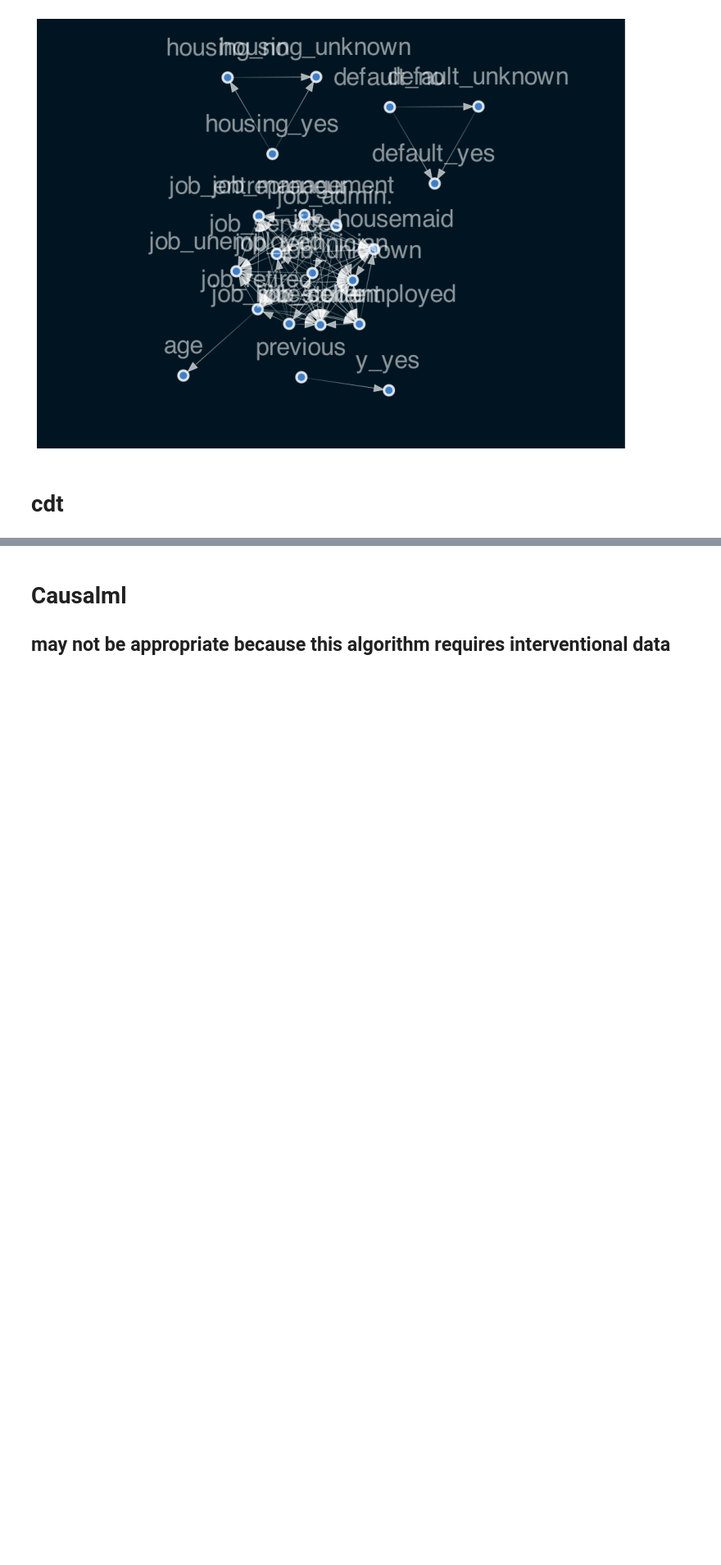
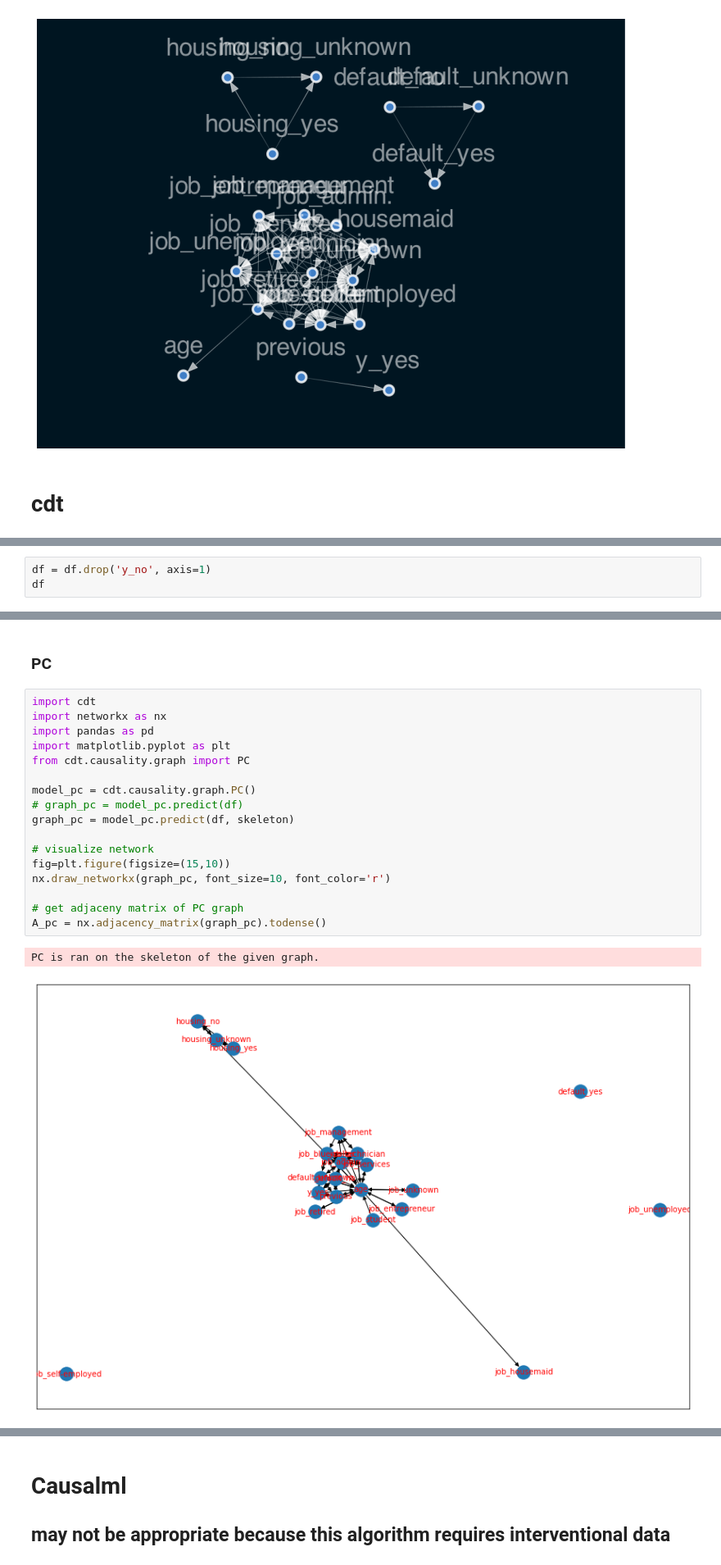
Before and after one commit to Kota28/td_causal-inference, a Jupyter notebook: Comparison among famous causal inference libraries.ipynb, the cells around one changed output, grey strips where cells are left out. Shown at 82% size. Saved outputs shown, nothing was run; the diff lists cells and outputs as text; blank space fills up the shorter version.

```diff
--- a/Comparison among famous causal inference libraries.ipynb
+++ b/Comparison among famous causal inference libraries.ipynb
@@ -876,0 +393,3 @@ ImportError: R Package pcalg is not available.
+# %%
+df = df.drop('y_no', axis=1)
+df
@@ -876,0 +830,22 @@ ImportError: R Package pcalg is not available.
+# %% [markdown]
+### PC
+# %%
+import cdt
+import networkx as nx
+import pandas as pd
+import matplotlib.pyplot as plt
+from cdt.causality.graph import PC
+
+model_pc = cdt.causality.graph.PC()
+# graph_pc = model_pc.predict(df)
+graph_pc = model_pc.predict(df, skeleton)
+
+# visualize network
+fig=plt.figure(figsize=(15,10))
+nx.draw_networkx(graph_pc, font_size=10, font_color='r')
+
+# get adjaceny matrix of PC graph
+A_pc = nx.adjacency_matrix(graph_pc).todense()
+# %% [output]
+PC is ran on the skeleton of the given graph.
+[figure, added]
```
Also changed, not shown: parts of 62 cells of this notebook.
